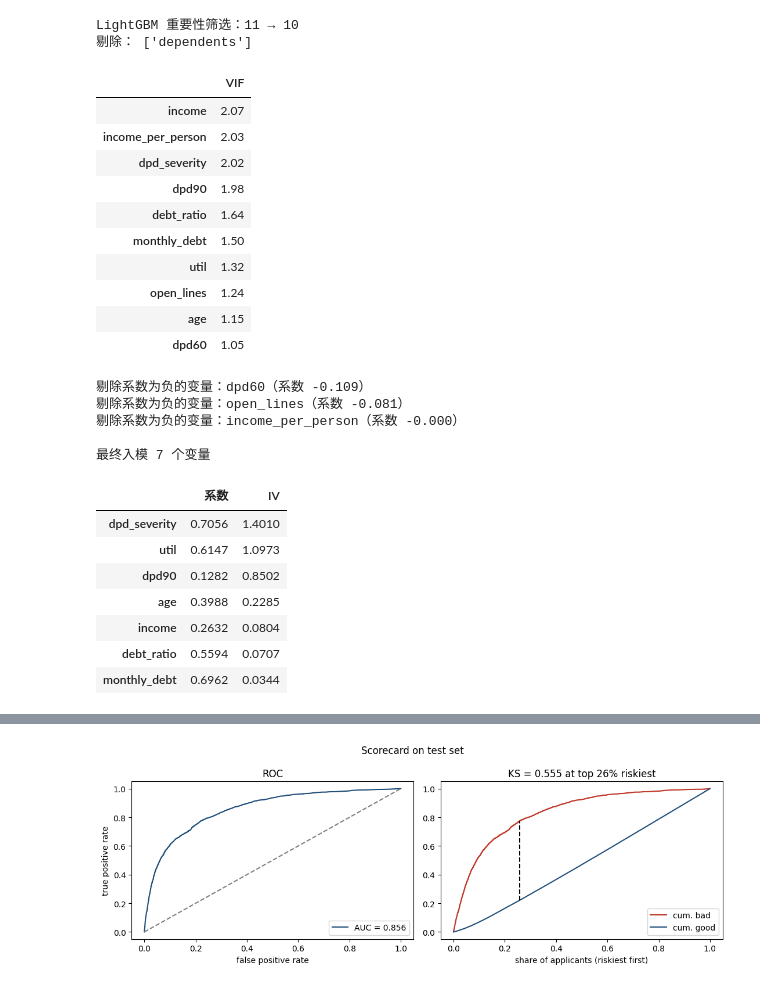
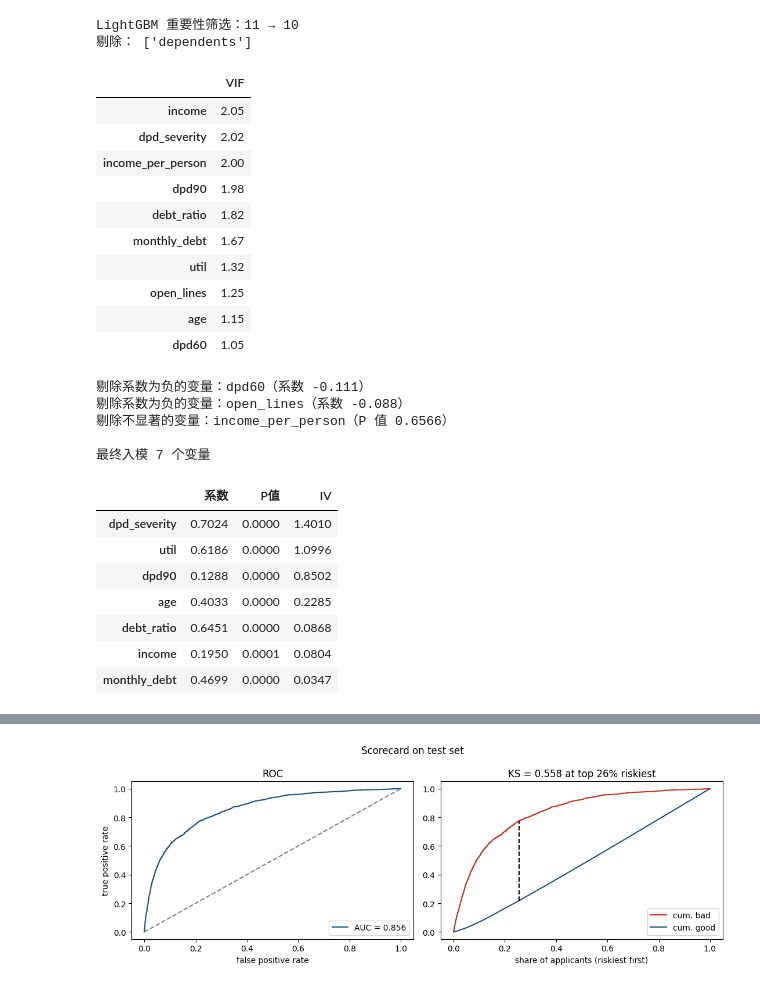
Before and after one commit to DUJIALING-sketch/credit_scorecard, a Jupyter notebook: my_scorecard.ipynb, the cells around one changed output, grey strips where cells are left out. Drawn from its saved outputs; the diff is of its cells as text; code cells hidden in the pictures.

```diff
--- a/my_scorecard.ipynb
+++ b/my_scorecard.ipynb
@@ -185,17 +185,25 @@ def clean(data):
     d.loc[d["age"] <= 0, "age"] = np.nan
 
     # 问题 4：util 极端值，截断在 1.1
+    # 【新】SQL 复核发现：util > 10 的 241 人坏账率 7.1%，接近平均，多为数据错误，先置空并标记
+    d["util_abnormal"] = (d["util"] > 10).astype(int)  #util 大于 10 为 1
+    d.loc[d["util_abnormal"] == 1, "util"] = np.nan
     d["util"] = d["util"].clip(upper=1.1)#clip() 的意思是截断。所有大于1.1的数字都被替换成1.1。这种方法在数据处理中也叫 Winsorization（缩尾处理）。
 
     # 问题 5：收入缺失时 debt_ratio 含义不同
     d["income_missing"] = d["income"].isna().astype(int)  #标记0/1代表是否缺失
-    d.loc[d["income_missing"] == 1, "debt_ratio"] = np.nan#等于1的把debt_ratio写成缺失。如果收入缺失，就将债务比率也设置为缺失值。
+     # 【新】SQL 复核发现：收入为 0 或 1 的 2,239 人，debt_ratio 存的也是金额（中位数约 780），坏账率仅 3.7%
+    d["income_low"] = (d["income"] <= 1).astype(int)
+    # 【改】收入缺失 或 收入 ≤ 1，debt_ratio 都置空
+    d.loc[(d["income_missing"] == 1) | (d["income_low"] == 1), "debt_ratio"] = np.nan  #pandas 里的「或」用竖线 |，不能写 or。每个条件都要加括号
+    #删：d.loc[d["income_missing"] == 1, "debt_ratio"] = np.nan#等于1的把debt_ratio写成缺失。如果收入缺失，就将债务比率也设置为缺失值。
     d["debt_ratio"] = d["debt_ratio"].clip(upper=5)#将债务比率的最大值限制在5。
 
     return d
 
 df_clean = clean(df)  #把原来的 df 传入函数，清洗完成后，将结果保存为 df_clean。
 df_clean.describe().T[["count", "min", "50%", "max"]].round(3)#每次清洗完，都要用 describe() 检查一遍，确认改动生效、没有误伤。面试时说"我清洗后会核对记录数和取值范围"，面试官会觉得你做事严谨。
+#####################此处的新增变化引起了后面IV 的变化、入模变量从 7 个变成了 8 个、4. 模型效果的变化。########################################
 # %% [output]
 |  | count | min | 50% | max |
 | y | 150000.0 | 0.0 | 0.000 | 1.0 |
@@ -663,53 +675,69 @@ def calc_vif(X):
 calc_vif(woe_train[step3]).round(2).to_frame("VIF")#把Series转换成DataFrame，并把列名设置为VIF。
 # %% [output]
 |  | VIF |
-| income | 2.07 |
-| income_per_person | 2.03 |
+| income | 2.05 |
 | dpd_severity | 2.02 |
+| income_per_person | 2.00 |
 | dpd90 | 1.98 |
-| debt_ratio | 1.64 |
-| monthly_debt | 1.50 |
+| debt_ratio | 1.82 |
+| monthly_debt | 1.67 |
 | util | 1.32 |
-| open_lines | 1.24 |
+| open_lines | 1.25 |
 | age | 1.15 |
 | dpd60 | 1.05 |
 # %%
 #第 8 步：逻辑回归 + 第 5 道筛子（系数符号）
 from sklearn.linear_model import LogisticRegression
 
 def fit_lr(cols):#给它一个需要使用的变量列表，它就利用这些变量训练逻辑回归模型，最后返回训练好的模型。
     m = LogisticRegression(C=1.0, max_iter=1000)#C越小，正则化通常越强，；C越大，正则化通常越弱。允许优化算法最多进行1000次迭代
     m.fit(woe_train[cols], y_train)#就是让逻辑回归学习：这三个WOE变量与客户违约标签之间有什么统计关系。
     return m
 
+# 【新】用 statsmodels 训练同样的模型，只为拿到每个变量的 P 值
+def get_pvalues(cols):
+    X = sm.add_constant(woe_train[cols])  # 加上截距项
+    m = sm.Logit(np.asarray(y_train), X).fit(disp=0)  # disp=0：不打印训练过程
+    return m.pvalues.drop("const")  # 截距的 P 值不需要，去掉
+
+
 final_vars = list(step3)#此处还要写一个list是为了创建一个新的列表，避免后面修改final_vars时影响step3。
 while True:  #不断循环，除非程序内部主动执行break，或者出现异常。每次循环都会创建并训练一个新的模型，而不是继续在上一轮模型上追加训练。
     lr = fit_lr(final_vars) #循环重新执行lr计算系数
     coef = pd.Series(lr.coef_[0], index=final_vars)#这里coef_是sklearn训练后产生的属性。好像是名称-系数二维数组。取二维数组中的第一行。把系数数组转换成Series，并使用变量名称作为索引
-    if (coef > 0).all():#：检查所有系数是否为正
-        break
-#coef在每一轮都会重新计算，因此删掉一个变量后，其他变量的系数也可能改变。
-#每轮只删除当前系数最小的一个变量，不是一次删除全部负系数。
-    drop = coef.idxmin()#返回的是最小值对应的索引标签
-    print(f"剔除系数为负的变量：{drop}（系数 {coef[drop]:.3f}）")
-    final_vars.remove(drop)
+     # 检查 ①：系数符号
+    if not (coef > 0).all():#：检查所有系数是否为正
+        drop = coef.idxmin()#返回的是最小值对应的索引标签
+        print(f"剔除系数为负的变量：{drop}（系数 {coef[drop]:.3f}）")
+        final_vars.remove(drop)
+        continue  # 【新】删完回到循环开头，重新训练、重新检查
+
+    # 【新】检查 ②：显著性
+    pvals = get_pvalues(final_vars)
+    if pvals.max() > 0.05:
+        drop = pvals.idxmax()  # P 值最大，也就是最不显著的变量
+        print(f"剔除不显著的变量：{drop}（P 值 {pvals[drop]:.4f}）")
+        final_vars.remove(drop)
+        continue
+
+    break  # 两项检查都通过，结束循环
 
 print(f"\n最终入模 {len(final_vars)} 个变量")
-pd.DataFrame({"系数": coef.round(4), "IV": iv[final_vars].round(4)}).sort_values("IV", ascending=False)
+pd.DataFrame({"系数": coef.round(4), "P值": pvals.round(4), "IV": iv[final_vars].round(4)}).sort_values("IV", ascending=False)
 # %% [output]
-剔除系数为负的变量：dpd60（系数 -0.109）
-剔除系数为负的变量：open_lines（系数 -0.081）
-剔除系数为负的变量：income_per_person（系数 -0.000）
+剔除系数为负的变量：dpd60（系数 -0.111）
+剔除系数为负的变量：open_lines（系数 -0.088）
+剔除不显著的变量：income_per_person（P 值 0.6566）
 
 最终入模 7 个变量
-|  | 系数 | IV |
-| dpd_severity | 0.7056 | 1.4010 |
-| util | 0.6147 | 1.0973 |
-| dpd90 | 0.1282 | 0.8502 |
-| age | 0.3988 | 0.2285 |
-| income | 0.2632 | 0.0804 |
-| debt_ratio | 0.5594 | 0.0707 |
-| monthly_debt | 0.6962 | 0.0344 |
+|  | 系数 | P值 | IV |
+| dpd_severity | 0.7024 | 0.0000 | 1.4010 |
+| util | 0.6186 | 0.0000 | 1.0996 |
+| dpd90 | 0.1288 | 0.0000 | 0.8502 |
+| age | 0.4033 | 0.0000 | 0.2285 |
+| debt_ratio | 0.6451 | 0.0000 | 0.0868 |
+| income | 0.1950 | 0.0001 | 0.0804 |
+| monthly_debt | 0.4699 | 0.0000 | 0.0347 |
 # %%
 #附：用 statsmodels 看 p 值
 #银行的模型报告里，通常要列出每个变量的显著性。scikit-learn 不输出 p 值，要用 statsmodels，它的输出格式和你用过的 Stata 回归表很像。
```
Also changed, not shown: parts of 29 cells of this notebook, 1 other file.
